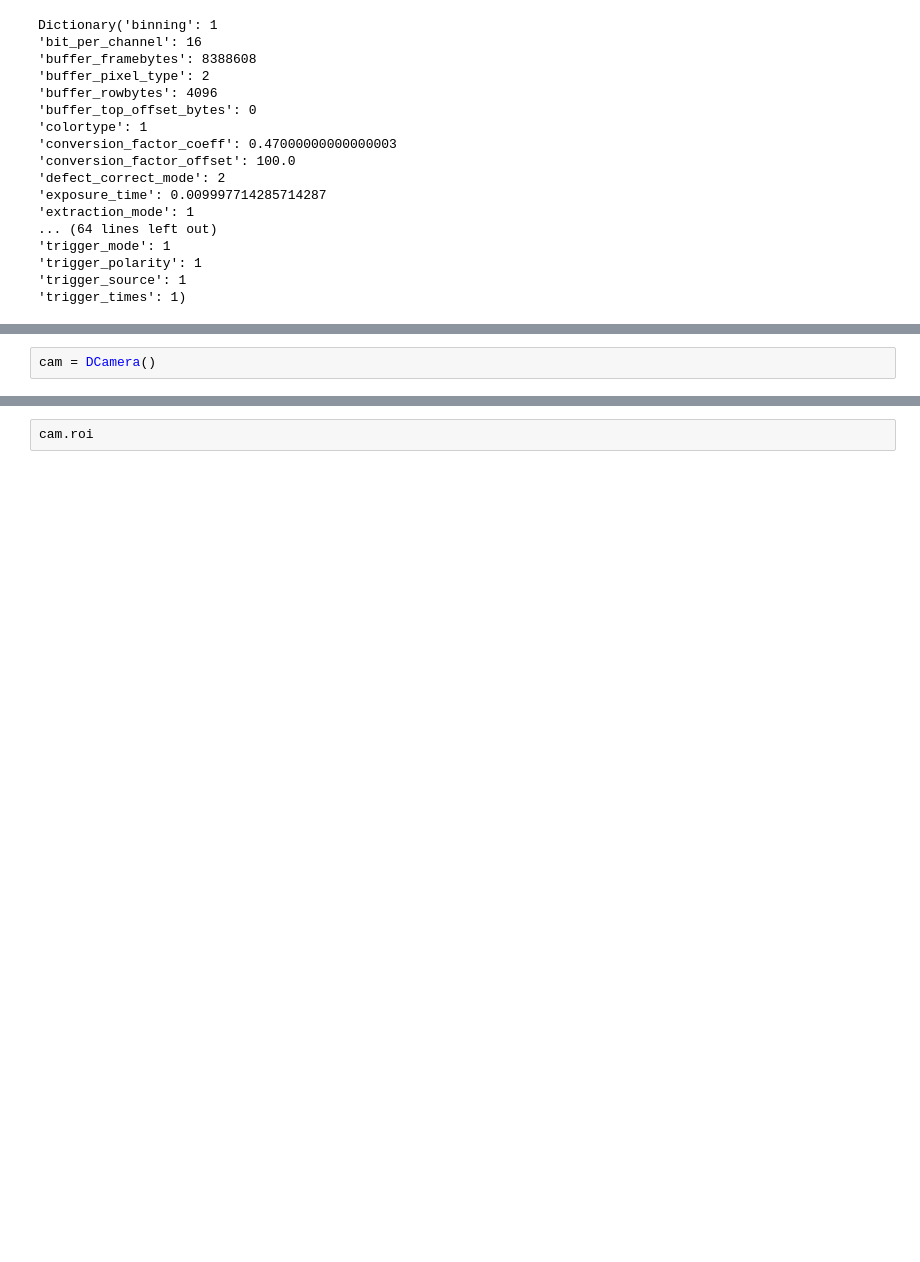
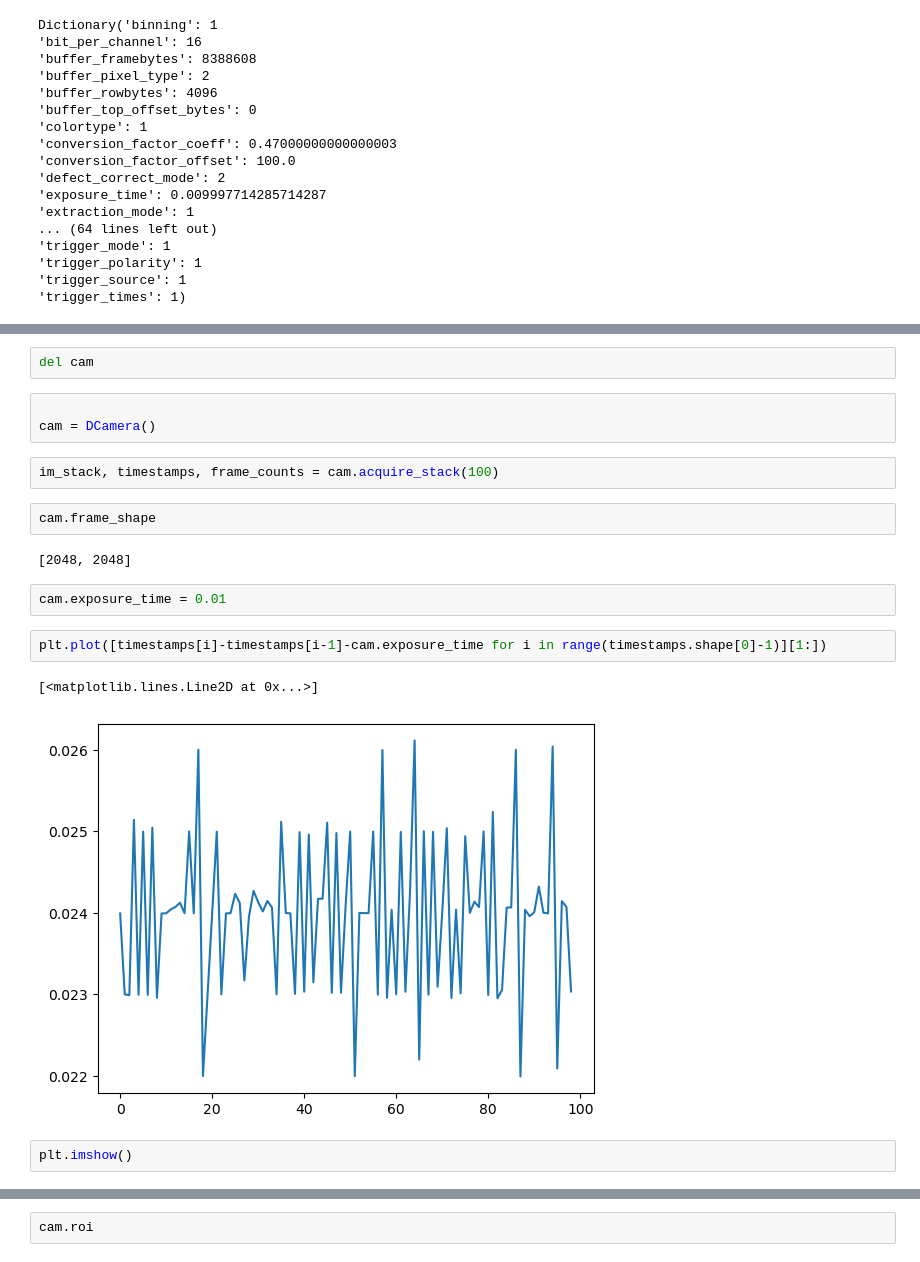
Before and after one commit to LukBorn/LFM, a Jupyter notebook: lfm/test_cam.ipynb, the cells around one changed output, grey strips where cells are left out. Saved outputs shown, nothing was run; the diff lists cells and outputs as text; blank space fills up the shorter version.

```diff
--- a/lfm/test_cam.ipynb
+++ b/lfm/test_cam.ipynb
@@ -234,2 +237,20 @@ from cams import DCamera
+# %%
+del cam
 # %%
+
 cam = DCamera()
+# %%
+im_stack, timestamps, frame_counts = cam.acquire_stack(100)
+# %%
+cam.frame_shape
+# %% [output]
+[2048, 2048]
+# %%
+cam.exposure_time = 0.01
+# %%
+plt.plot([timestamps[i]-timestamps[i-1]-cam.exposure_time for i in range(timestamps.shape[0]-1)][1:])
+# %% [output]
+[<matplotlib.lines.Line2D at 0x...>]
+[figure, added]
+# %%
+plt.imshow()
```
Also changed, not shown: parts of 13 cells of this notebook, 12 other files.
